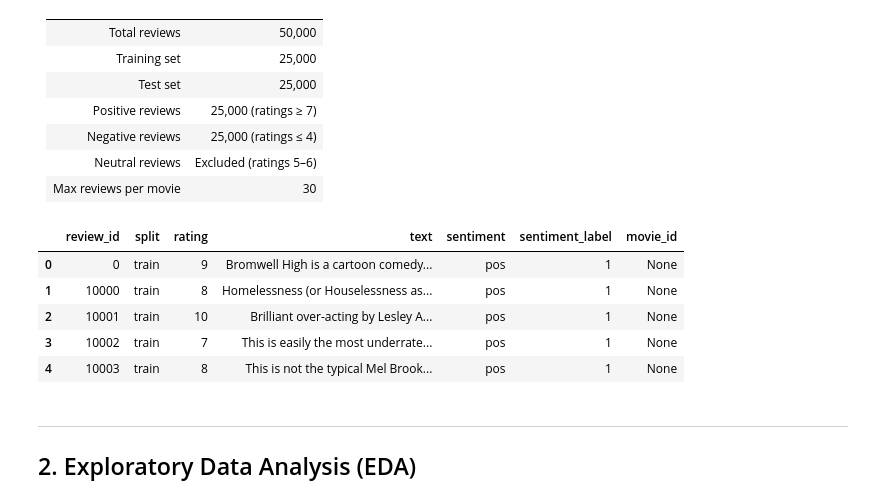
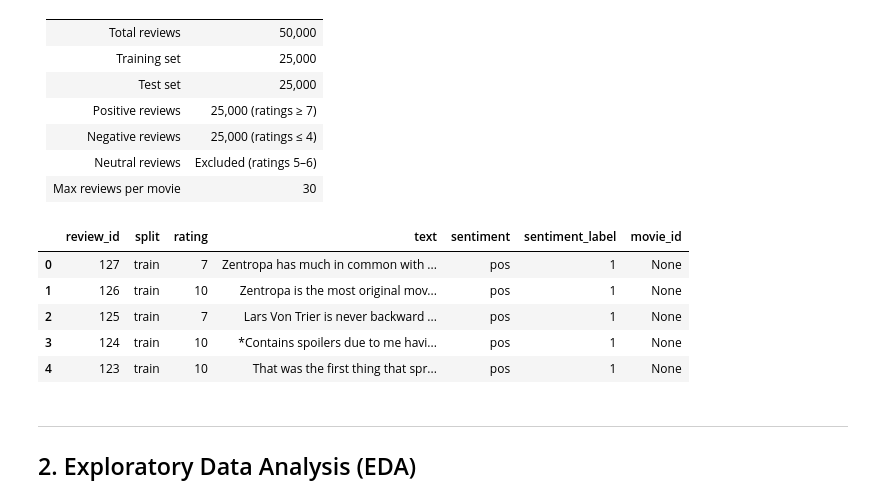
Before and after one commit to Kinga2004/Sentiment-analysis, a Jupyter notebook: SentimentAnalysis.ipynb, the cells around one changed output. Saved outputs shown, nothing was run; the diff lists cells and outputs as text; code cells hidden in the pictures.

```diff
--- a/SentimentAnalysis.ipynb
+++ b/SentimentAnalysis.ipynb
@@ -61,39 +60,41 @@ def load_imdb_data(data_dir):
     for split in ['train', 'test']:
         for sentiment in ['pos', 'neg']:
             path = os.path.join(data_dir, split, sentiment)
 
             for file in os.listdir(path):
                 file_path = os.path.join(path, file)
 
                 review_id, rating = file.replace(".txt", "").split("_")
 
                 with open(file_path, 'r', encoding='utf-8') as f:
                     review = f.read()
 
                     rows.append({
                         "review_id": int(review_id),
                         "split": split,
                         "rating": int(rating),
                         "text": review,
                         "sentiment": sentiment,
                         "sentiment_label": 1 if sentiment == 'pos' else 0,
                         "movie_id": None
                     })
 
     df = pd.DataFrame(rows)
     return df
 
-data_dir = "C:/Users/admmass\Desktop/magisterka/ml/sentiment_analysis/aclImdb_v1 (1)/aclImdb"
+#data_dir = "C:/Users/admmass\Desktop/magisterka/ml/sentiment_analysis/aclImdb_v1 (1)/aclImdb"
+data_dir = "/home/akijaczek/Developer/Sentiment-analysis/aclImdb"
+
 
 df = load_imdb_data(data_dir)
 df.head()
 # %% [output]
 |  | review_id | split | rating | text | sentiment | sentiment_label | movie_id |
-| 0 | 0 | train | 9 | Bromwell High is a cartoon comedy... | pos | 1 | None |
-| 1 | 10000 | train | 8 | Homelessness (or Houselessness as... | pos | 1 | None |
-| 2 | 10001 | train | 10 | Brilliant over-acting by Lesley A... | pos | 1 | None |
-| 3 | 10002 | train | 7 | This is easily the most underrate... | pos | 1 | None |
-| 4 | 10003 | train | 8 | This is not the typical Mel Brook... | pos | 1 | None |
+| 0 | 127 | train | 7 | Zentropa has much in common with ... | pos | 1 | None |
+| 1 | 126 | train | 10 | Zentropa is the most original mov... | pos | 1 | None |
+| 2 | 125 | train | 7 | Lars Von Trier is never backward ... | pos | 1 | None |
+| 3 | 124 | train | 10 | *Contains spoilers due to me havi... | pos | 1 | None |
+| 4 | 123 | train | 10 | That was the first thing that spr... | pos | 1 | None |
 # %% [markdown]
 ---
 ## 2. Exploratory Data Analysis (EDA)
```
Also changed, not shown: parts of 12 cells of this notebook, 1 other file.
